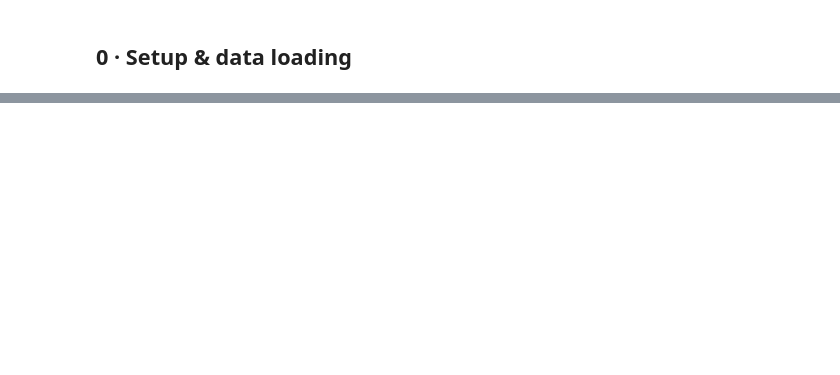
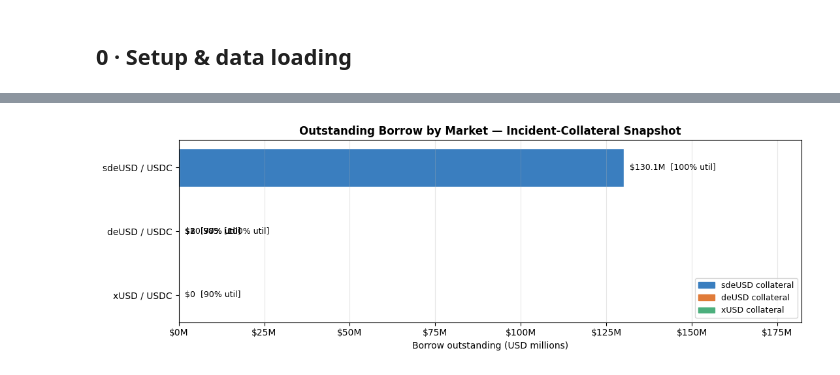
Before and after one commit to GabePZ/MorphoxUSDDepegDashboard, a Jupyter notebook: analysis.ipynb, the cells around one changed output, grey strips where cells are left out. Drawn from its saved outputs; the diff is of its cells as text; code cells hidden in the pictures; blank space fills up the shorter version.

```diff
--- a/analysis.ipynb
+++ b/analysis.ipynb
@@ -129,15 +22,0 @@ Markets with collateralAssetsUsd null: 11
-# %%
-# 1c — warnings summary
-warning_rows = []
-for m in markets:
-    for w in m.get("warnings", []):
-        warning_rows.append({
-            "uniqueKey": m["uniqueKey"],
-            "collateral": m["collateralAsset"]["symbol"],
-            "loan": m["loanAsset"]["symbol"],
-            "type": w["type"],
-            "level": w["level"],
-        })
-df_warn = pd.DataFrame(warning_rows)
-print("=== Warning counts ===")
-display(df_warn.groupby(["type","level"]).size().rename("count").reset_index().sort_values("count", ascending=False))
@@ -848,0 +188,30 @@ but systemic reputational risk remained.
+# %%
+# Borrow exposure bar chart
+active = df_mkts[df_mkts['borrow_usd'] > 0.01].sort_values('borrow_usd', ascending=False).reset_index(drop=True)
+cmap = {'sdeUSD': C_BLUE, 'deUSD': C_ORANGE, 'xUSD': C_GREEN}
+bar_cols = [cmap.get(r, C_GREY) for r in active['collateral']]
+
+fig, ax = plt.subplots(figsize=(11, max(3.5, len(active)*0.75)))
+bars = ax.barh(active['label'], active['borrow_usd']/1e6,
+               color=bar_cols, edgecolor='white', height=0.6)
+for bar, row in zip(bars, active.itertuples()):
+    label_str = f'  {fmt_m(row.borrow_usd)}  [{row.utilization*100:.0f}% util]'
+    ax.text(bar.get_width()+0.3, bar.get_y()+bar.get_height()/2,
+            label_str, va='center', fontsize=9)
+ax.set_xlabel('Borrow outstanding (USD millions)')
+ax.set_title('Outstanding Borrow by Market — Incident-Collateral Snapshot',
+             fontweight='bold')
+ax.xaxis.set_major_formatter(mticker.FuncFormatter(lambda x,_: f'${x:.0f}M'))
+ax.set_xlim(0, active['borrow_usd'].max()/1e6 * 1.4)
+ax.invert_yaxis()
+legend_patches = [
+    mpatches.Patch(color=C_BLUE,   label='sdeUSD collateral'),
+    mpatches.Patch(color=C_ORANGE, label='deUSD collateral'),
+    mpatches.Patch(color=C_GREEN,  label='xUSD collateral'),
+]
+ax.legend(handles=legend_patches, fontsize=9)
+ax.grid(axis='x', alpha=0.3)
+plt.tight_layout()
+plt.show()
+# %% [output]
+[figure, added]
```
Also changed, not shown: parts of 68 cells of this notebook, 20 other files.
